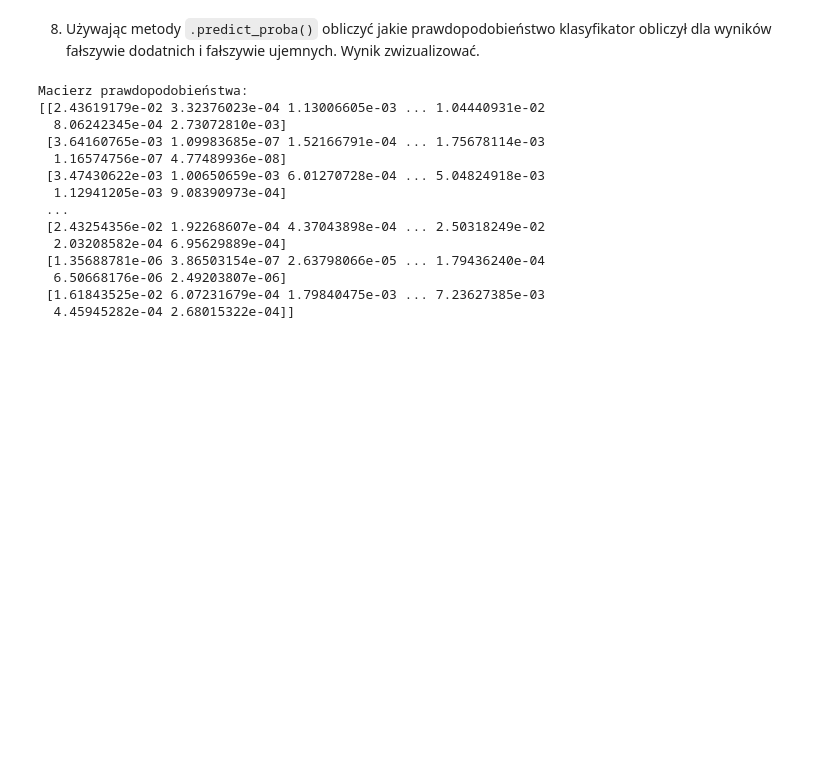
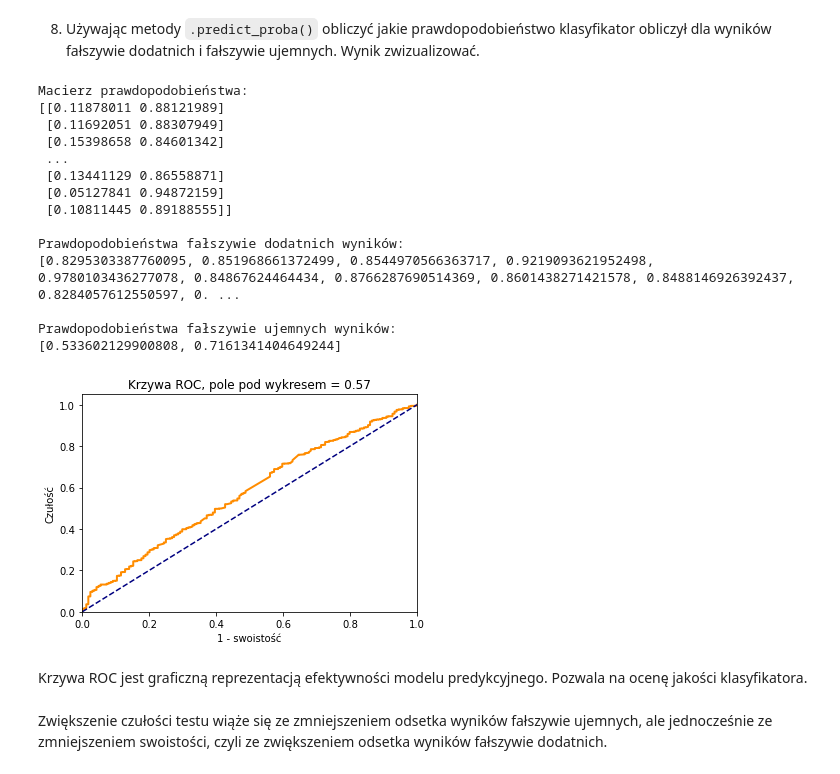
Before and after one commit to Artur-Mzyk/Analiza_i_bazy_danych, a Jupyter notebook: Lab8/raport-1.ipynb, the cells around one changed output. Saved outputs shown, nothing was run; the diff lists cells and outputs as text; code cells hidden in the pictures; blank space fills up the shorter version.

````diff
--- a/Lab8/raport-1.ipynb
+++ b/Lab8/raport-1.ipynb
@@ -197,20 +219,42 @@ plt.show()
 # %% [markdown]
 8. Używając metody ```.predict_proba()``` obliczyć jakie prawdopodobieństwo klasyfikator obliczył dla wyników fałszywie dodatnich i fałszywie ujemnych. Wynik zwizualizować.
-# %%
-P = lr.predict_proba(X_test)
-print(f"Macierz prawdopodobieństwa:\n{P}")
-# %% [output]
-Macierz prawdopodobieństwa:
-[[2.43619179e-02 3.32376023e-04 1.13006605e-03 ... 1.04440931e-02
-  8.06242345e-04 2.73072810e-03]
- [3.64160765e-03 1.09983685e-07 1.52166791e-04 ... 1.75678114e-03
-  1.16574756e-07 4.77489936e-08]
- [3.47430622e-03 1.00650659e-03 6.01270728e-04 ... 5.04824918e-03
-  1.12941205e-03 9.08390973e-04]
- ...
- [2.43254356e-02 1.92268607e-04 4.37043898e-04 ... 2.50318249e-02
-  2.03208582e-04 6.95629889e-04]
- [1.35688781e-06 3.86503154e-07 2.63798066e-05 ... 1.79436240e-04
-  6.50668176e-06 2.49203807e-06]
- [1.61843525e-02 6.07231679e-04 1.79840475e-03 ... 7.23627385e-03
-  4.45945282e-04 2.68015322e-04]]
+# %%
+P = lr.predict_proba(X_test)
+print(f"Macierz prawdopodobieństwa:\n{P}\n")
+
+N = len(y_test)
+print(f"Prawdopodobieństwa fałszywie dodatnich wyników:\n{[P[i, 1] for i in range(N) if y_test[i] == 0 and y_pred[i] == 1]}\n")
+print(f"Prawdopodobieństwa fałszywie ujemnych wyników:\n{[P[i, 0] for i in range(N) if y_test[i] == 1 and y_pred[i] == 0]}\n")
+
+y_pred_proba = P[:, 1]
+fpr, tpr, _ = roc_curve(y_test, y_pred_proba)
+
+plt.figure()
+plt.plot(fpr, tpr, color="darkorange", lw=2)
+plt.plot([0, 1], [0, 1], color="navy", linestyle="--")
+plt.axis([0, 1, 0, 1.05])
+plt.xlabel("1 - swoistość")
+plt.ylabel("Czułość")
+plt.title("Krzywa ROC, pole pod wykresem = %0.2f" % auc(fpr, tpr))
+plt.show()
+# %% [output]
+Macierz prawdopodobieństwa:
+[[0.11878011 0.88121989]
+ [0.11692051 0.88307949]
+ [0.15398658 0.84601342]
+ ...
+ [0.13441129 0.86558871]
+ [0.05127841 0.94872159]
+ [0.10811445 0.89188555]]
+
+Prawdopodobieństwa fałszywie dodatnich wyników:
+[0.8295303387760095, 0.851968661372499, 0.8544970566363717, 0.9219093621952498, 0.9780103436277078, 0.84867624464434, 0.8766287690514369, 0.8601438271421578, 0.8488146926392437, 0.8284057612550597, 0. ...
+
+Prawdopodobieństwa fałszywie ujemnych wyników:
+[0.533602129900808, 0.7161341404649244]
+[figure, added]
+# %% [markdown]
+Krzywa ROC jest graficzną reprezentacją efektywności modelu predykcyjnego. Pozwala na ocenę jakości klasyfikatora.
+# %% [markdown]
+Zwiększenie czułości testu wiąże się ze zmniejszeniem odsetka wyników fałszywie ujemnych, ale jednocześnie
+ze zmniejszeniem swoistości, czyli ze zwiększeniem odsetka wyników fałszywie dodatnich.
````
Also changed, not shown: parts of 11 cells of this notebook.
